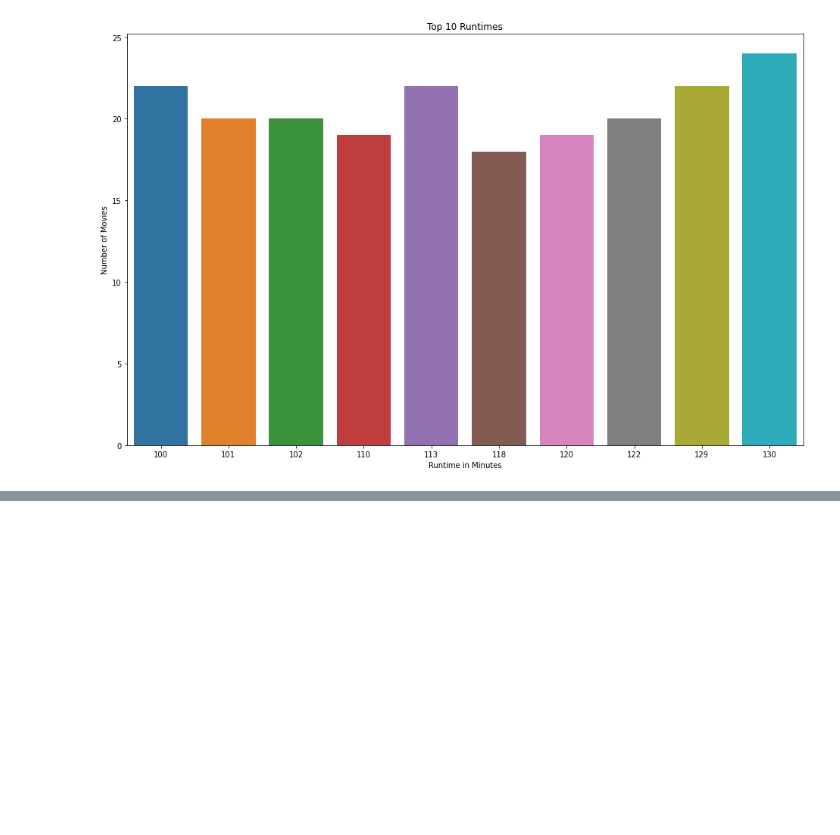
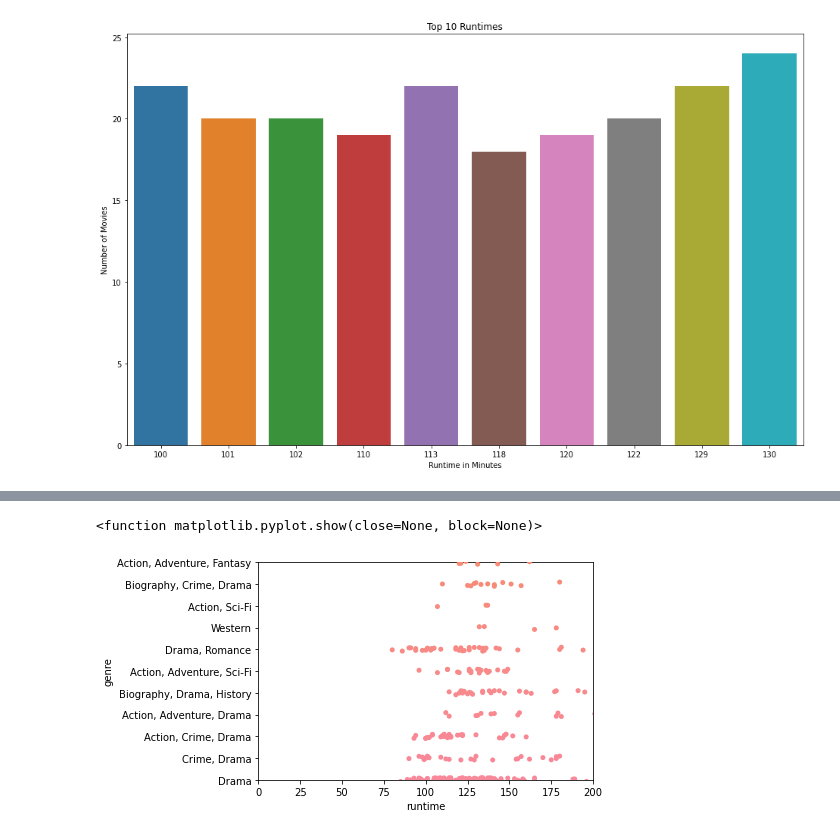
Before and after one commit to Waderonan/UCDPA_RonanWade, a Jupyter notebook: UCDPA_RW.ipynb, the cells around one changed output, grey strips where cells are left out. Cells and saved outputs as stored; diff of their text form; code cells hidden in the pictures; blank space fills up the shorter version.

```diff
--- a/UCDPA_RW.ipynb
+++ b/UCDPA_RW.ipynb
@@ -254,0 +342,8 @@ Text(0.5, 1.0, 'Top 10 Runtimes')
+# %%
+sns.stripplot(x="runtime",y="genre",data=movies)
+plt.ylim(0,10)
+plt.xlim(0,200)
+plt.show
+# %% [output]
+<function matplotlib.pyplot.show(close=None, block=None)>
+[figure, added]
```
Also changed, not shown: parts of 9 cells of this notebook.
